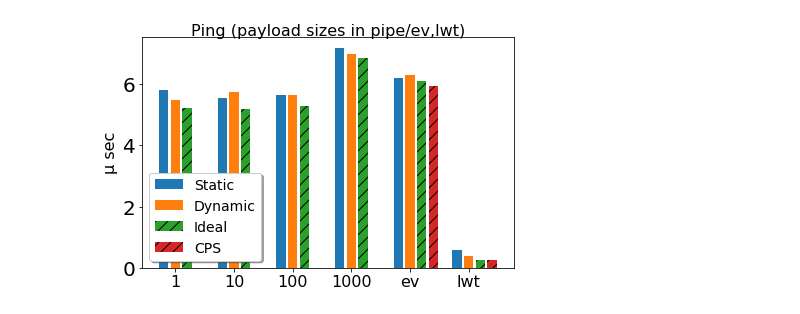
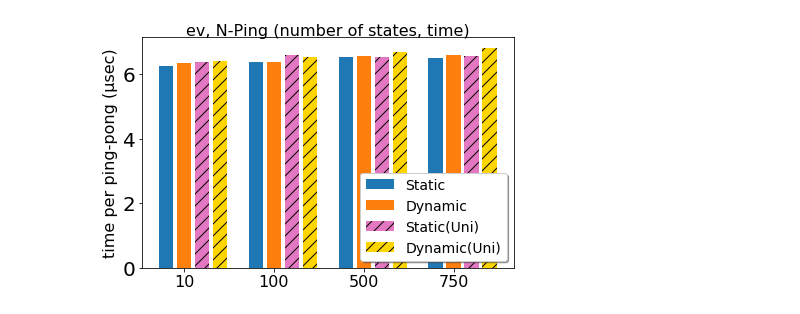
Before and after one commit to keigoi/ocaml-mpst, a Jupyter notebook: benchmark/graphs/Graphs.ipynb, the cells around one changed output. Cells and saved outputs as stored; diff of their text form; code cells hidden in the pictures.

Commit message:
benchmark graphs

```diff
--- a/benchmark/graphs/Graphs.ipynb
+++ b/benchmark/graphs/Graphs.ipynb
@@ -72,54 +255,82 @@ champ = load_sexp('../chameleons/results_pipes/table_sexp.txt')
 # %%
 
-def show_graph4(axes, ax, width, colwidth, x_labels, d1,lab1,d2,lab2,d3,lab3,d4,lab4):
+def show_graph4_2(axes, ax, width, colwidth, x_labels, d1,lab1,d2,lab2,d3,lab3,d4,lab4):
     x = np.arange(len(x_labels))
     ax.bar(x, d1, colwidth, color=sta_color, label=lab1, error_kw={'ecolor':'black',
                               'linewidth':2,'capthick':2}, )#hatch='x')
     ax.bar(x + width, d2, colwidth, color=dyn_color, label=lab2, error_kw={'ecolor':'black',
                               'linewidth':2,'capthick':2}, )#hatch='x')
-    ax.bar(x + width * 2, d3, colwidth, color=bare_color, label=lab3, error_kw={'ecolor':'black',
+    ax.bar(x + width * 2, d3, colwidth, color=purple, label=lab3, error_kw={'ecolor':'black',
                               'linewidth':2,'capthick':2}, hatch='//')
     if lab4!='':
-        ax.bar(x + width * 3, d4, colwidth, color=cps_color, label=lab4, error_kw={'ecolor':'black',
+        ax.bar(x + width * 3, d4, colwidth, color=yellow, label=lab4, error_kw={'ecolor':'black',
                               'linewidth':2,'capthick':2}, hatch='//')
 
     ax.set_xticks(x + width)
     ax.set_xticklabels(x_labels, fontsize=16)
 
-def show_ev_ipc(ax):
+def tmp():
+    show_graph4(axes, ax, width, width*0.8,
+              xlabs,
+              mkdataIdx(nping,'ev_static',xlabs,'major_words_per_run'), 'Static',
+              mkdataIdx(nping,'ev_dynamic',xlabs,'major_words_per_run'), 'Dynamic',
+#              mkdataIdx(bare,'ev_bare',xlabs,'minor_words_per_run'), 'Ideal',
+              zero, '',
+              zero, ''
+              )
+
+def show_nping(ax,title, k,ts,ylabel,loc):
     width = 0.20
 
-    xlabs = ['1', '10', '100', '1000']
+    xlabs = ['10', '100', '500', '750']
     zero = [0.0 for x in xlabs]
 
-    show_graph4(axes, ax, width, width*0.8,
-              xlabs + ['ev']+ ['lwt'],
-              mkdataIdx(ping,'ipc_static',xlabs) + mkdata(ping,'ev_static') + mkdata(ping,'lwt_static'), 'Static',
-              mkdataIdx(ping,'ipc_dynamic',xlabs)+ mkdata(ping,'ev_dynamic') + mkdata(ping,'lwt_dynamic'), 'Dynamic',
-              mkdataIdx(bare,'ipc-bare_ideal',xlabs) + mkdata(bare,'ev_bare_nowrapper') + mkdata(bare,'lwt_bare_nowrapper'), 'Ideal',
-              zero + mkdata(bare,'ev_bare_cps')+ mkdata(bare,'lwt_bare_cps'), 'CPS'
-#              mkdata(ping,'ev_static_untyped') + zero, 'Static(Uni)'
-#              zero+[0.0], ''
+
+    # time_per_run_nanos
+    show_graph4_2(axes, ax, width, width*0.8,
+              xlabs,
+              mkdataIdx(nping,ts[0],xlabs,k), 'Static',
+              mkdataIdx(nping,ts[1],xlabs,k), 'Dynamic',
+              mkdataIdx(nping,ts[2],xlabs,k), 'Static(Uni)',
+              mkdataIdx(nping,ts[3],xlabs,k), 'Dynamic(Uni)',
               )
 
-    ax.set_title ('Ping (payload sizes in pipe/ev,lwt)', fontsize=16, y=0.98)
-    ax.set_ylabel('μ sec', fontsize=16)
-    legend = ax.legend(loc='lower left', shadow=True, fontsize=14)
+    k='time_per_run_nanos'
+
+    ax.set_title (title, fontsize=16, y=0.98)
+    ax.set_ylabel(ylabel, fontsize=16)
+    legend = ax.legend(loc=loc, shadow=True, fontsize=14)
     legend.get_frame().set_facecolor('#FFFFFF')
 
 
-#fig, axes = plt.subplots(1, 2, gridspec_kw={'width_ratios': [2, 3]}, squeeze = False)
-#(ax0, ax) = axes[0][0], axes[0][1]
+def show_nping_do(title, k,ts,ylabel, loc='lower right'):
 
-fig, axes = plt.subplots(ncols=1, nrows=1, squeeze = False)
-ax = axes[0][0]
+    #fig, axes = plt.subplots(1, 2, gridspec_kw={'width_ratios': [2, 3]}, squeeze = False)
+    #(ax0, ax) = axes[0][0], axes[0][1]
 
-show_ev_ipc(ax)
+    fig, axes = plt.subplots(ncols=1, nrows=1, squeeze = False)
+    ax = axes[0][0]
 
-plt.tight_layout()
-#make_space_above(axes, topmargin=0.4)
+    show_nping(ax,title,k,ts,ylabel,loc)
 
-plt.savefig('pingpong_ipc.pdf', format='pdf', pad_inches=0)
-plt.show()
+    plt.tight_layout()
+    #make_space_above(axes, topmargin=0.4)
+
+    plt.savefig('pingpong_ipc.pdf', format='pdf', pad_inches=0)
+    plt.show()
+
+ev = ['ev_static', 'ev_dynamic', 'ev_static_untyped', 'ev_dynamic_untyped']
+show_nping_do('ev, N-Ping (number of states, time)', 'time_per_run_nanos', ev, 'time per ping-pong (μsec)')
+show_nping_do('ev, N-Ping (number of states, mGC)', 'minor_words_per_run', ev, 'minor GC words per ping-pong')
+
+show_nping_do('ev, N-Ping (number of states, mjGC)', 'major_words_per_run', ev, 'major GC words per ping-pong', 'upper left')
+
+
+lwt = ['lwt_static', 'lwt_dynamic', 'lwt_static_untyped', 'lwt_dynamic_untyped']
+show_nping_do('lwt, N-Ping (number of states, time)', 'time_per_run_nanos', lwt, 'time per ping-pong (μsec)')
+
+show_nping_do('lwt, N-Ping (number of states, mGC)', 'minor_words_per_run', lwt, 'minor GC words per ping-pong')
+
+show_nping_do('lwt, N-Ping (number of states, mjGC)', 'major_words_per_run', lwt, 'major GC words per ping-pong', 'upper left')
 # %% [output]
-[figure, old version]
+[figure, new version]
```
Also changed, not shown: parts of 12 cells of this notebook, 6 other files.
